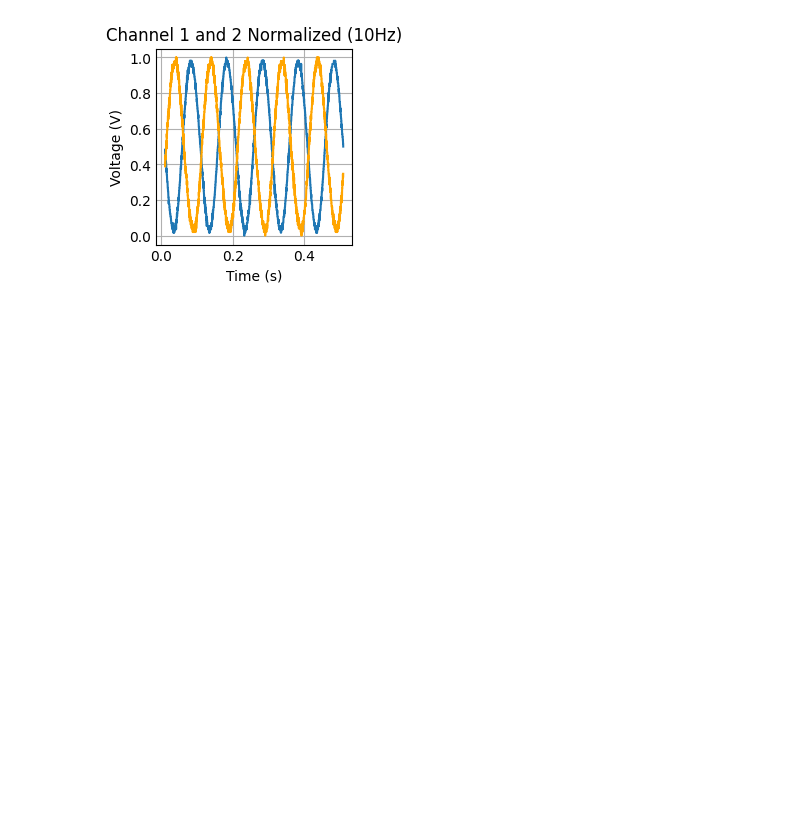
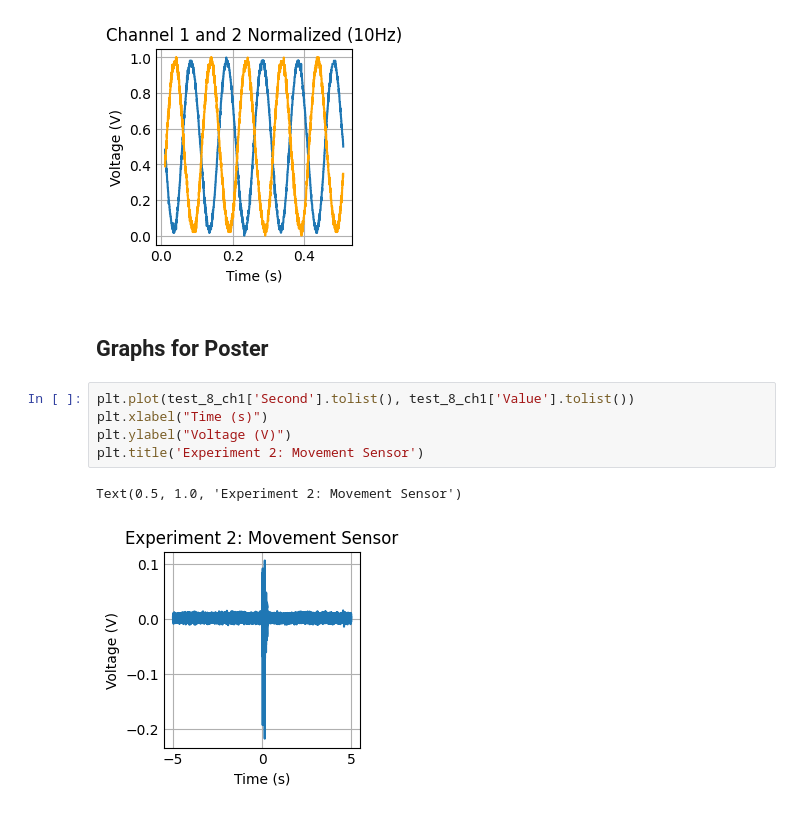
Before and after one commit to jamesyoung-15/FYP-Passive-Vibration-System, a Jupyter notebook: Data_Analysis.ipynb, the cells around one changed output. Saved outputs shown, nothing was run; the diff lists cells and outputs as text; blank space fills up the shorter version.

```diff
--- a/Data_Analysis.ipynb
+++ b/Data_Analysis.ipynb
@@ -269,3 +278,13 @@ plt.plot(ch2_10hz['CH2 T Shifted'].tolist(), ch2_10hz['CH2 V Normalized'].tolist
 # %% [output]
 [<matplotlib.lines.Line2D at 0x...>]
 [figure]
+# %% [markdown]
+## Graphs for Poster
+# %%
+plt.plot(test_8_ch1['Second'].tolist(), test_8_ch1['Value'].tolist())
+plt.xlabel("Time (s)")
+plt.ylabel("Voltage (V)")
+plt.title('Experiment 2: Movement Sensor')
+# %% [output]
+Text(0.5, 1.0, 'Experiment 2: Movement Sensor')
+[figure, added]
```
Also changed, not shown: parts of 6 cells of this notebook, 2 other files.
